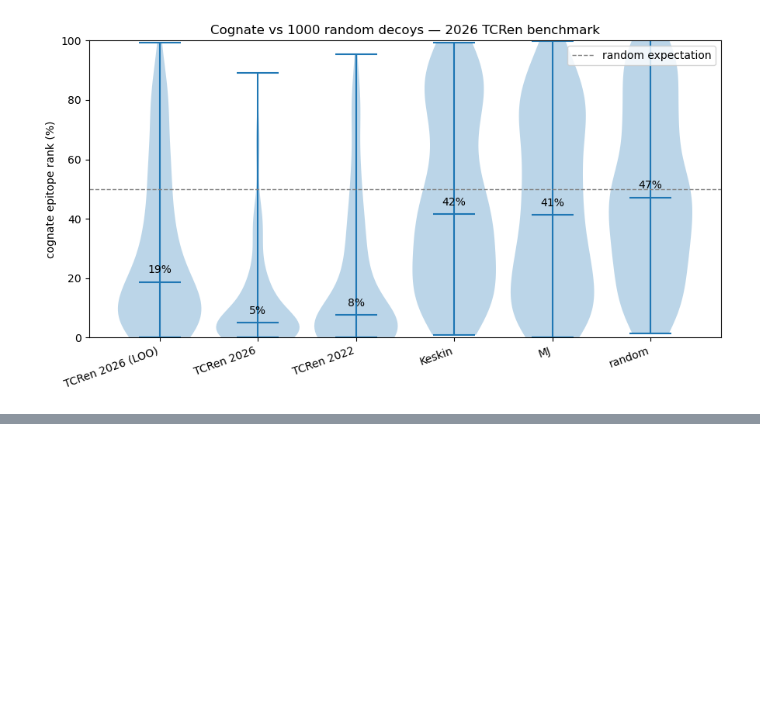
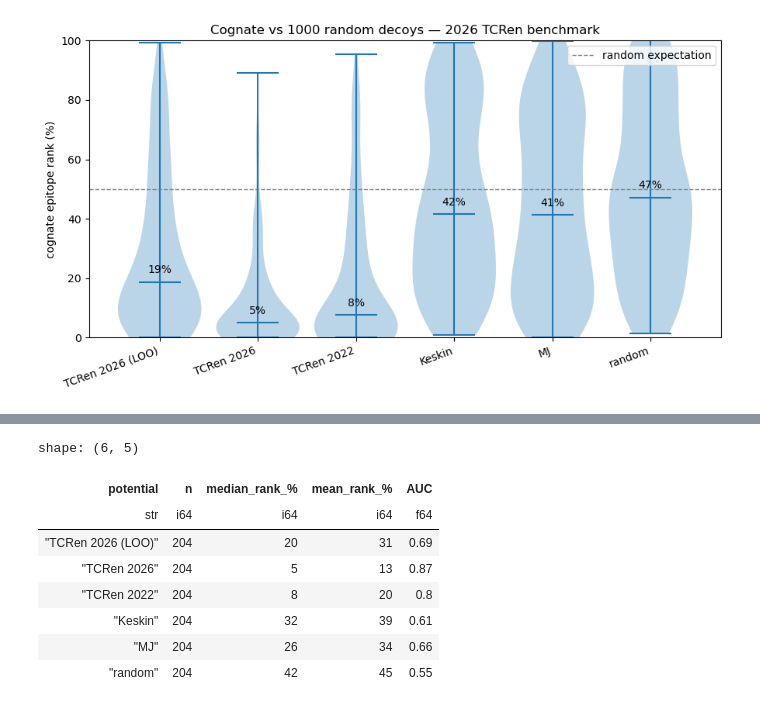
Before and after one commit to antigenomics/tcren, a Jupyter notebook: notebooks/natcompsci2022/02_benchmark_cognate_unrelated.ipynb, the cells around one changed output, grey strips where cells are left out. Drawn from its saved outputs; the diff is of its cells as text; code cells hidden in the pictures; blank space fills up the shorter version.

```diff
--- a/notebooks/natcompsci2022/02_benchmark_cognate_unrelated.ipynb
+++ b/notebooks/natcompsci2022/02_benchmark_cognate_unrelated.ipynb
@@ -118,0 +179,47 @@ plt.tight_layout()
+# %%
+# Cognate-epitope rank among up to 1000 real IEDB decoys of the same MHC group + length.
+rng2 = np.random.default_rng(1)
+ranks_iedb = {k: [] for k in order}
+for pid in nonred:
+    cog = peptide_of.get(pid); mn = mhc_of.get(pid)
+    if not cog or mn is None or len(cog) < 4 or any(a not in AIDX for a in cog):
+        continue
+    decoys = [p for p in pools.get((mn, len(cog)), []) if p != cog]
+    if len(decoys) <= 100:                      # paper threshold: need a real decoy pool
+        continue
+    if len(decoys) > 1000:
+        decoys = [decoys[i] for i in rng2.choice(len(decoys), 1000, replace=False)]
+    sub = ab.filter(pl.col('pdb.id') == pid)
+    pos = np.array(sub['pos.to'].to_list())
+    tcr = np.array([AIDX.get(a, -1) for a in sub['residue.aa.from'].to_list()])
+    keep = (pos >= 0) & (pos < len(cog)) & (tcr >= 0)
+    pos, tcr = pos[keep], tcr[keep]
+    if len(pos) == 0:
+        continue
+    allp = np.array([[AIDX[a] for a in cog]] + [[AIDX[a] for a in d] for d in decoys])  # (N+1, L)
+    contact_aa = allp[:, pos]                    # (N+1, K)
+    for name in order:
+        m = loo_mat.get(pid) if name == 'TCRen 2026 (LOO)' else pots.get(name)
+        if m is None:
+            continue
+        sc = m[tcr[None, :], contact_aa].sum(axis=1)
+        ranks_iedb[name].append(float((sc[1:] < sc[0]).mean() * 100))
+
+summary_iedb = pl.DataFrame([
+    {'potential': k, 'n': len(ranks_iedb[k]),
+     'median_rank_%': round(float(np.median(ranks_iedb[k]))),
+     'mean_rank_%': round(float(np.mean(ranks_iedb[k]))),
+     'AUC': round(1 - np.mean(ranks_iedb[k]) / 100, 2)}
+    for k in order if ranks_iedb[k]])
+summary_iedb.write_csv(f'{R}/benchmark_cognate_iedb_ranks.csv')
+summary_iedb
+# %% [output]
+shape: (6, 5)
+| potential | n | median_rank_% | mean_rank_% | AUC |
+| str | i64 | i64 | i64 | f64 |
+| "TCRen 2026 (LOO)" | 204 | 20 | 31 | 0.69 |
+| "TCRen 2026" | 204 | 5 | 13 | 0.87 |
+| "TCRen 2022" | 204 | 8 | 20 | 0.8 |
+| "Keskin" | 204 | 32 | 39 | 0.61 |
+| "MJ" | 204 | 26 | 34 | 0.66 |
+| "random" | 204 | 42 | 45 | 0.55 |
```
Also changed, not shown: parts of 3 cells of this notebook, 5 other files.
